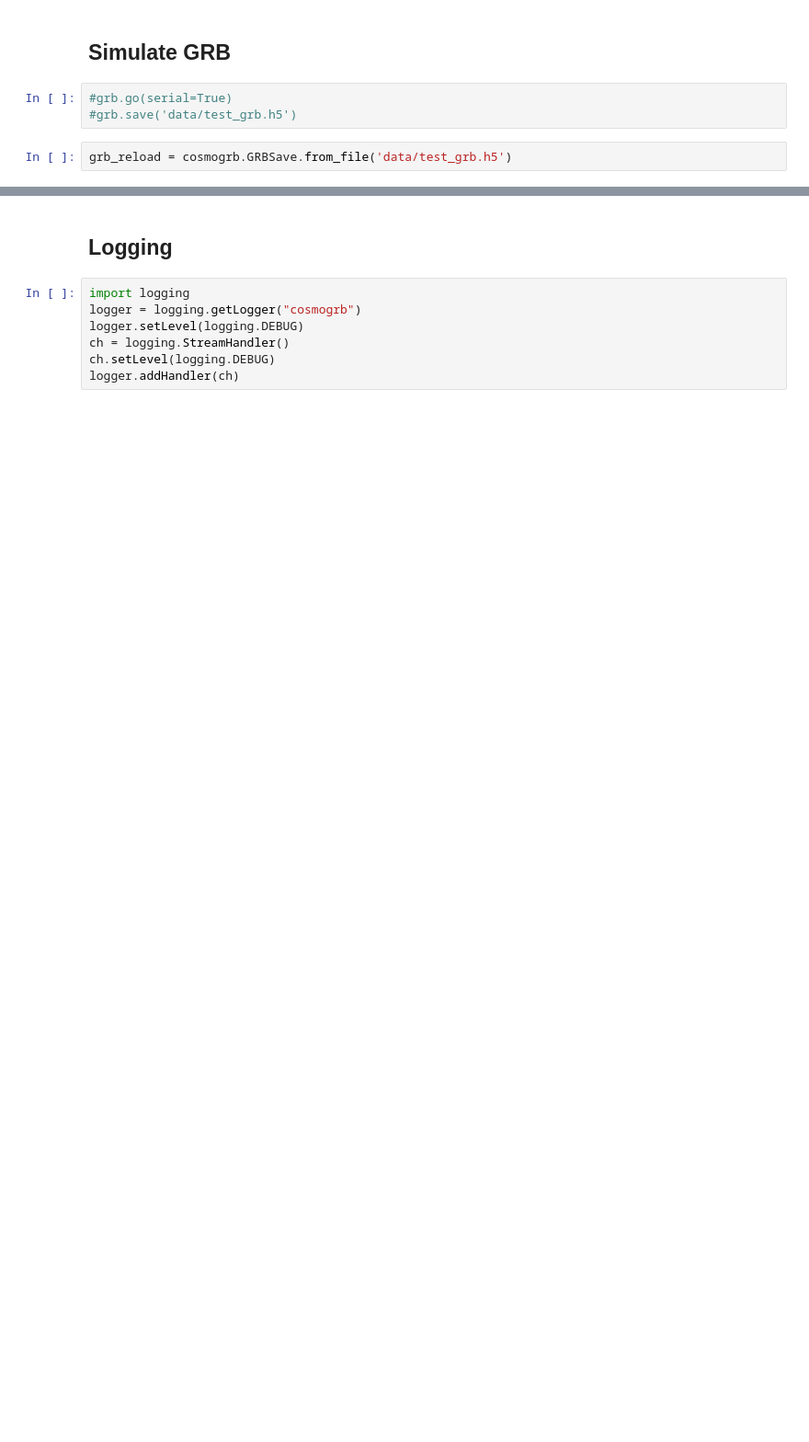
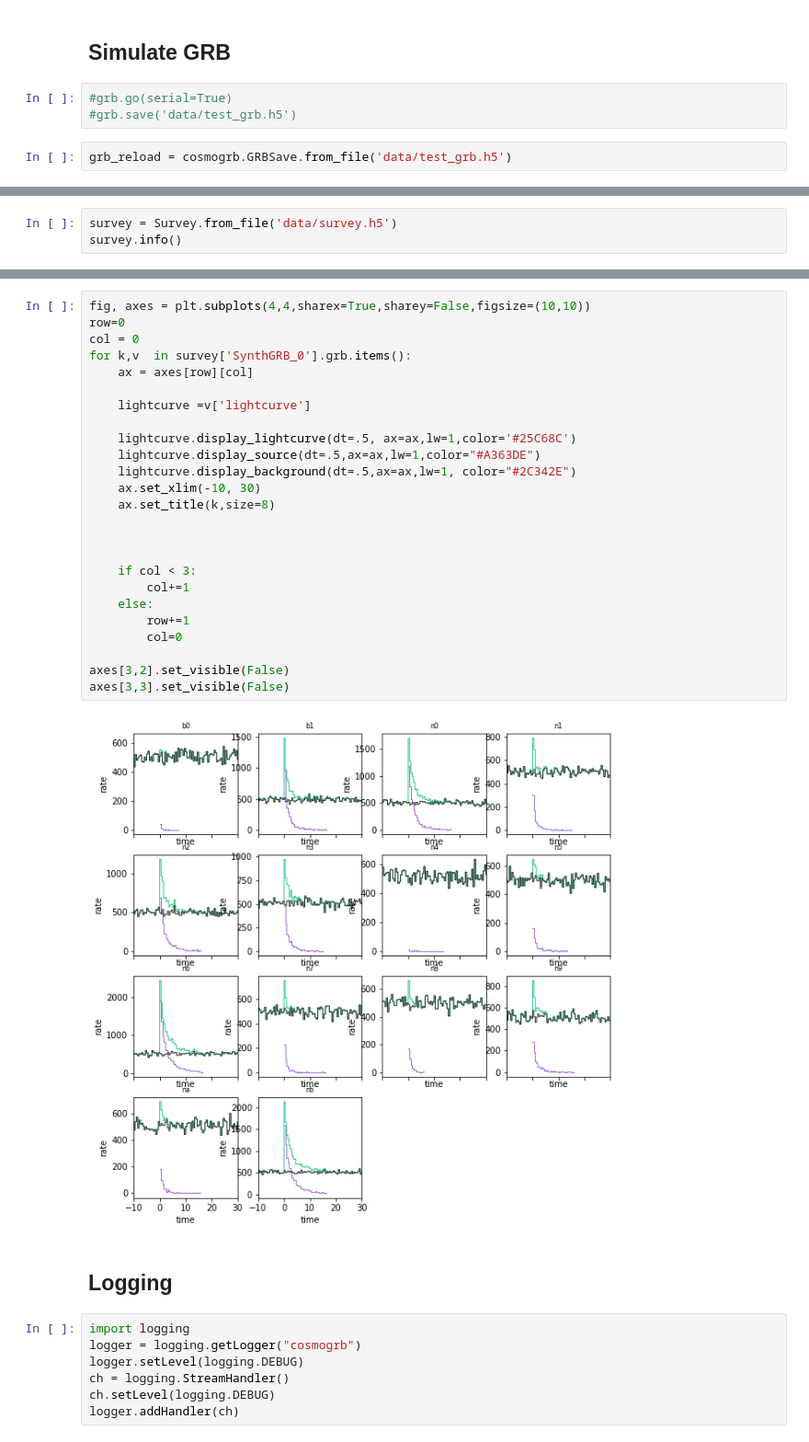
Before and after one commit to grburgess/zusammen, a Jupyter notebook: examples/single_grb.ipynb, the cells around one changed output, grey strips where cells are left out. Shown at 92% size. Cells and saved outputs as stored; diff of their text form; blank space fills up the shorter version.

```diff
--- a/examples/single_grb.ipynb
+++ b/examples/single_grb.ipynb
@@ -210,0 +217,3 @@ plt.tight_layout()
+# %%
+survey = Survey.from_file('data/survey.h5')
+survey.info()
@@ -211,3 +239,30 @@ plt.tight_layout()
+# %%
+fig, axes = plt.subplots(4,4,sharex=True,sharey=False,figsize=(10,10))
+row=0
+col = 0
+for k,v  in survey['SynthGRB_0'].grb.items():
+    ax = axes[row][col]
+
+    lightcurve =v['lightcurve']
+
+    lightcurve.display_lightcurve(dt=.5, ax=ax,lw=1,color='#25C68C')
+    lightcurve.display_source(dt=.5,ax=ax,lw=1,color="#A363DE")
+    lightcurve.display_background(dt=.5,ax=ax,lw=1, color="#2C342E")
+    ax.set_xlim(-10, 30)
+    ax.set_title(k,size=8)
+
+
+
+    if col < 3:
+        col+=1
+    else:
+        row+=1
+        col=0
+
+axes[3,2].set_visible(False)
+axes[3,3].set_visible(False)
+# %% [output]
+[figure, added]
 # %% [markdown]
 ## Logging
 # %%
```
Also changed, not shown: parts of 17 cells of this notebook, 1 other file.
